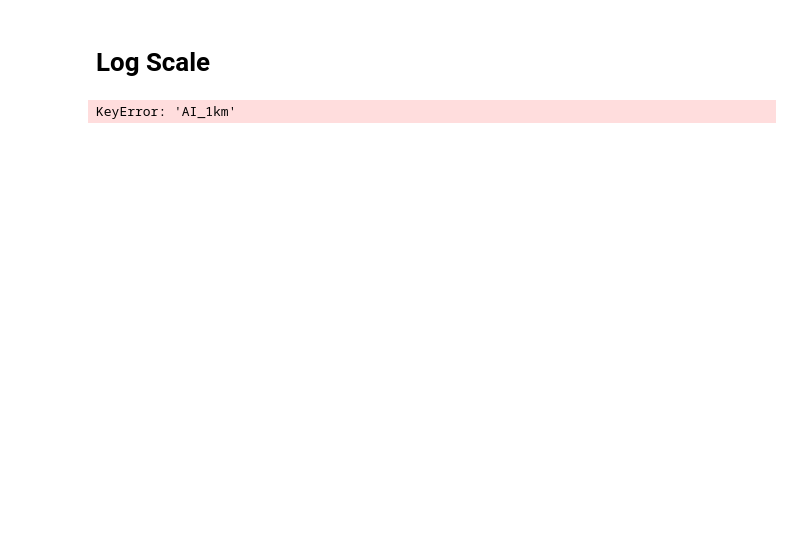
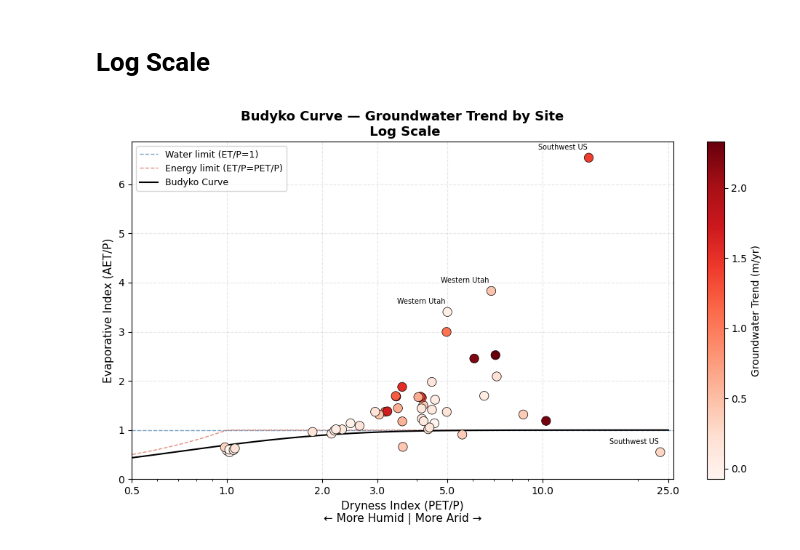
Before and after one commit to meds-AridGW/ET_GW_analysis_workflow, a Jupyter notebook: aridity_index/aridity_index.ipynb, the cells around one changed output. Cells and saved outputs as stored; diff of their text form; code cells hidden in the pictures; blank space fills up the shorter version.

Commit message:
rerun spearman, new csv in output.

```diff
--- a/aridity_index/aridity_index.ipynb
+++ b/aridity_index/aridity_index.ipynb
@@ -144,8 +167,16 @@ KeyError: 'dryness_index'
 # %% [markdown]
 # Log Scale
 # %%
+# Add site_summary csv
 df = pd.read_csv('/capstone/aridgw/outputs/1km/site_summary_1km.csv')
 
+# Add sites_aridity csv
+ai = pd.read_csv('/capstone/aridgw/outputs/1km/sites_aridity_1km.csv')[['site_id', 'AI_1km']].drop_duplicates()
+
+# Left Join
+df = df.merge(ai, on='site_id', how='left')
+
+#Dryness Index (PET/P): Inverse of Aridity Index for Budyko x-axis
 df['dryness_index'] = 1 / df['AI_1km']
 
 # --- Budyko theoretical curve ---
@@ -173,31 +204,31 @@ sc = ax.scatter(
 cbar = plt.colorbar(sc, ax=ax)
 cbar.set_label('Groundwater Trend (m/yr)', fontsize=10)
 
 # Outlier labels
 outliers = df[(df['et_precip_ratio'] > 3.0) | (df['dryness_index'] > 15)]
 for _, row in outliers.iterrows():
     ax.annotate(row['region'],
                 xy=(row['dryness_index'], row['et_precip_ratio']),
                 xytext=(-50, 8), textcoords='offset points',
                 fontsize=7, color='black')
 
 # Log scale x-axis
 ax.set_xscale('log')
 ax.set_xlim(0.5, df['dryness_index'].max() * 1.1)
 
 ax.set_xticks([0.5, 1, 2, 3, 5, 10, 25])
 
 ax.xaxis.set_major_formatter(ticker.ScalarFormatter())
 
 ax.set_ylim(0, df['et_precip_ratio'].max() * 1.05)
 ax.set_xlabel('Dryness Index (PET/P)\n← More Humid | More Arid →', fontsize=11)
 ax.set_ylabel('Evaporative Index (AET/P)', fontsize=11)
 ax.set_title('Budyko Curve — Groundwater Trend by Site\n Log Scale', fontsize=13, fontweight='bold')
 ax.legend(fontsize=9)
 ax.grid(True, linestyle='--', alpha=0.3)
 
 plt.tight_layout()
 plt.savefig('budyko_curve_xlog.png', dpi=150)
 plt.show()
 # %% [output]
-KeyError: 'AI_1km'
+[figure, added]
```
Also changed, not shown: parts of 3 cells of this notebook, 1 other file.
